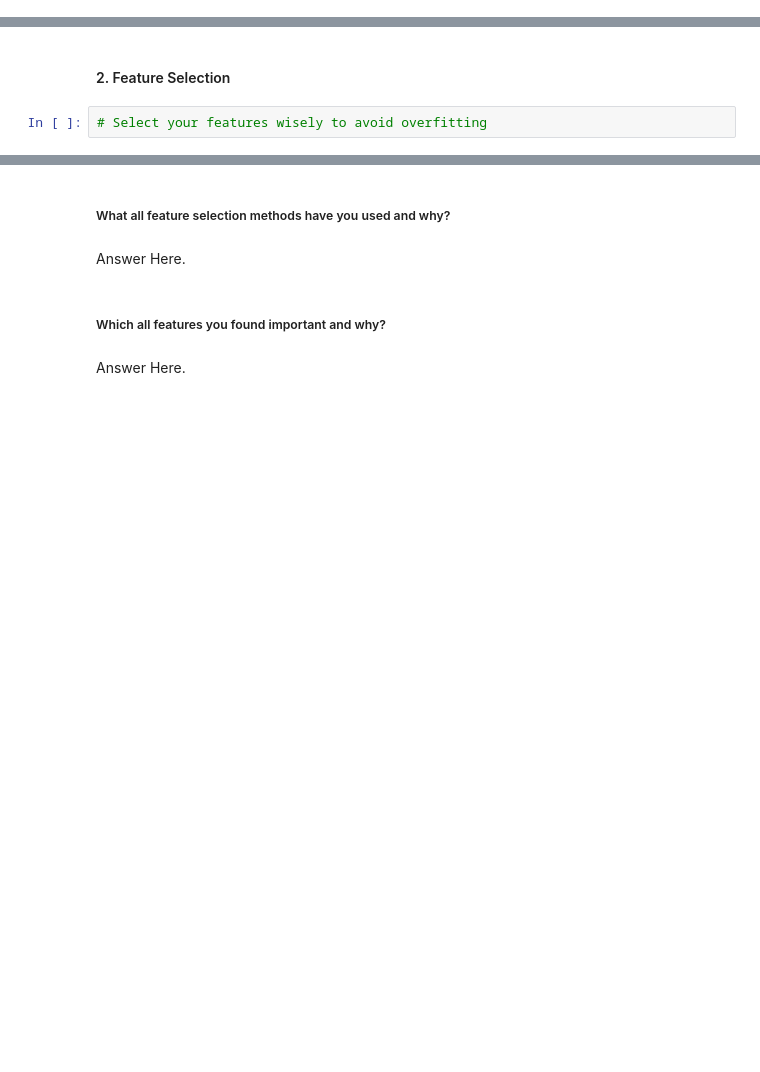
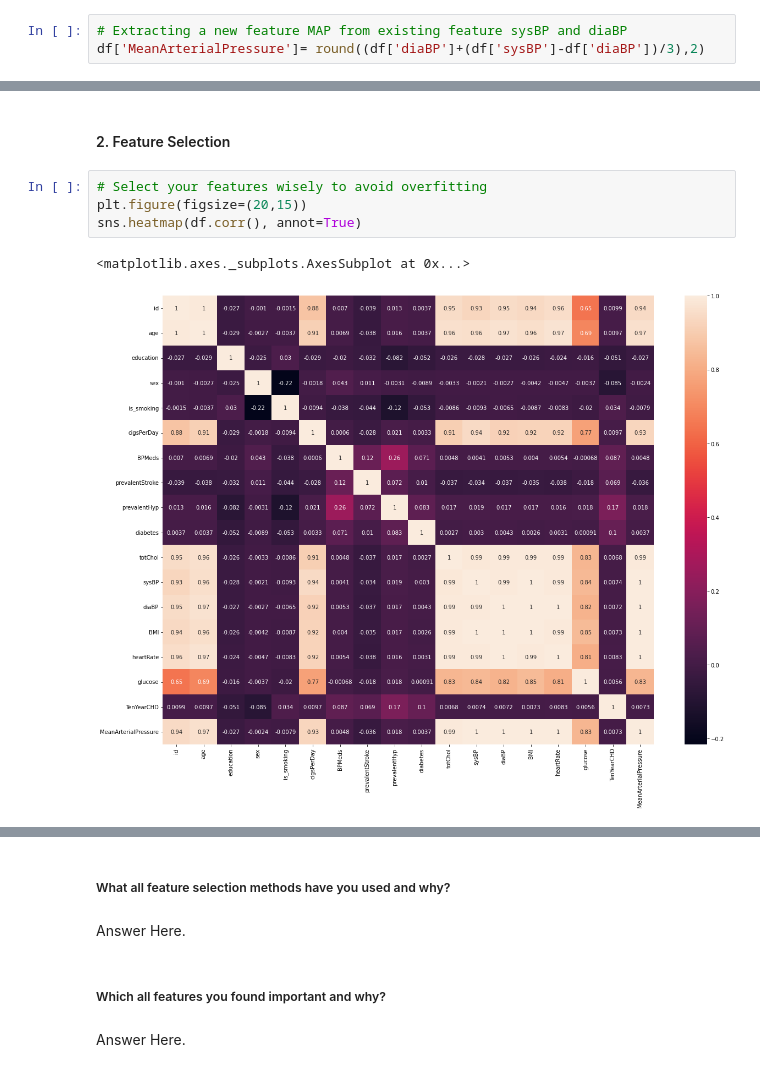
Before and after one commit to Shahrukh2016/Cardiovascular_Risk_Prediction, a Jupyter notebook: IndividualColab_CardiovascularRiskPrediction.ipynb, the cells around one changed output, grey strips where cells are left out. Drawn from its saved outputs; the diff is of its cells as text; blank space fills up the shorter version.

```diff
--- a/IndividualColab_CardiovascularRiskPrediction.ipynb
+++ b/IndividualColab_CardiovascularRiskPrediction.ipynb
@@ -1142,0 +1040,3 @@ df_outliers.head()
+# %%
+# Extracting a new feature MAP from existing feature sysBP and diaBP
+df['MeanArterialPressure']= round((df['diaBP']+(df['sysBP']-df['diaBP'])/3),2)
@@ -1144,3 +1054,8 @@ df_outliers.head()
 #### 2. Feature Selection
 # %%
 # Select your features wisely to avoid overfitting
+plt.figure(figsize=(20,15))
+sns.heatmap(df.corr(), annot=True)
+# %% [output]
+<matplotlib.axes._subplots.AxesSubplot at 0x...>
+[figure, added]
```
Also changed, not shown: parts of 46 cells of this notebook.
